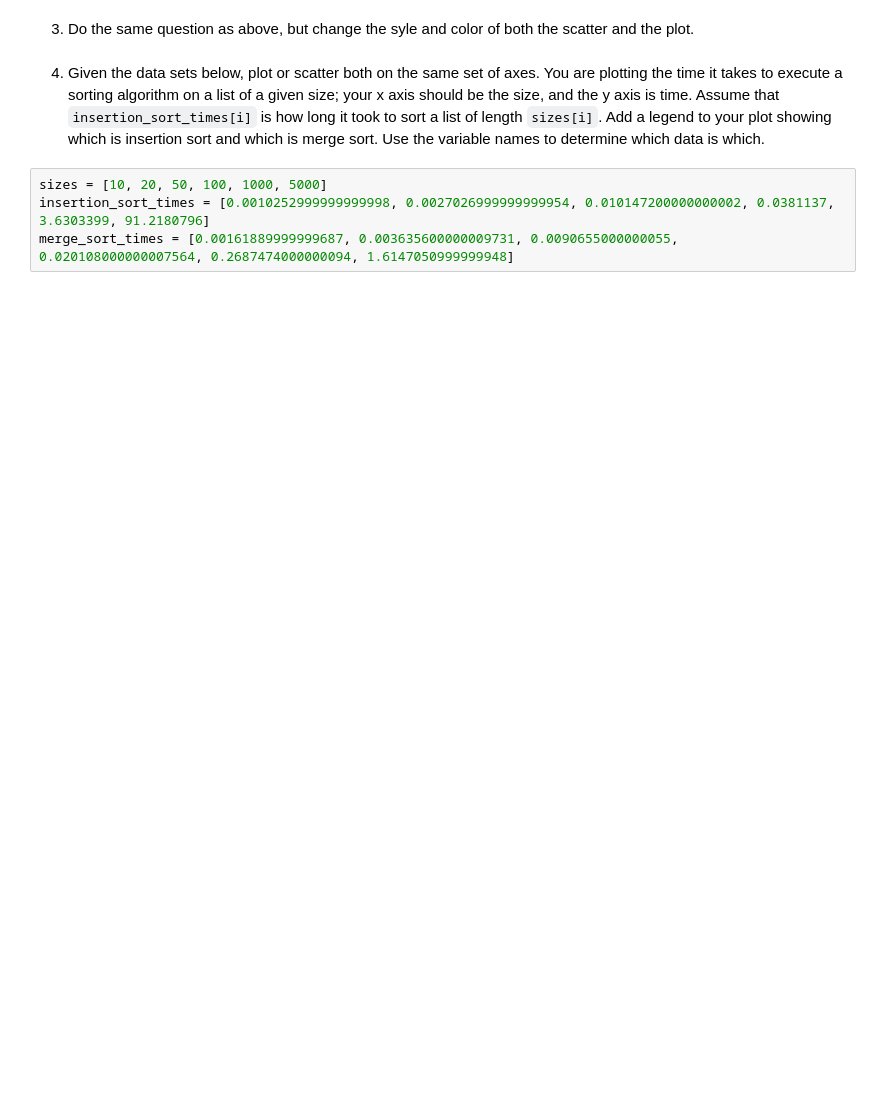
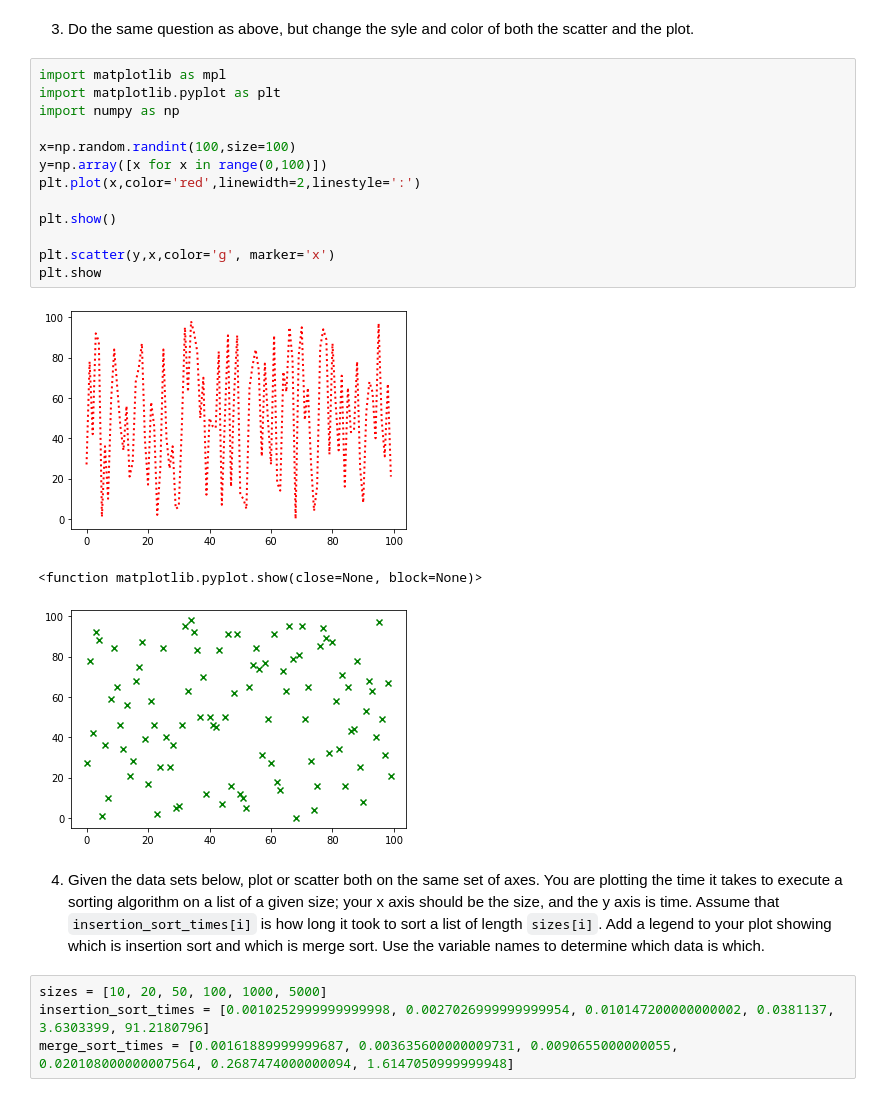
Before and after one commit to zakdavlin/Mod3, a Jupyter notebook: pyplot.ipynb, the cells around one changed output. Cells and saved outputs as stored; diff of their text form; blank space fills up the shorter version.

```diff
--- a/pyplot.ipynb
+++ b/pyplot.ipynb
@@ -27,5 +55,22 @@ letter_freq = dict(Counter(TEXT))
 # %% [markdown]
 3. Do the same question as above, but change the syle and color of both the scatter and the plot.
+# %%
+import matplotlib as mpl
+import matplotlib.pyplot as plt
+import numpy as np
+
+x=np.random.randint(100,size=100)
+y=np.array([x for x in range(0,100)])
+plt.plot(x,color='red',linewidth=2,linestyle=':')
+
+plt.show()
+
+plt.scatter(y,x,color='g', marker='x')
+plt.show
+# %% [output]
+[figure, added]
+<function matplotlib.pyplot.show(close=None, block=None)>
+[figure, added]
 # %% [markdown]
 4. Given the data sets below, plot or scatter both on the same set of axes.  You are plotting the time it takes to execute a sorting algorithm on a list of a given size; your x axis should be the size, and the y axis is time.  Assume that `insertion_sort_times[i]` is how long it took to sort a list of length `sizes[i]`.  Add a legend to your plot showing which is insertion sort and which is merge sort.  Use the variable names to determine which data is which.
 # %%
```
Also changed, not shown: parts of 3 cells of this notebook.
